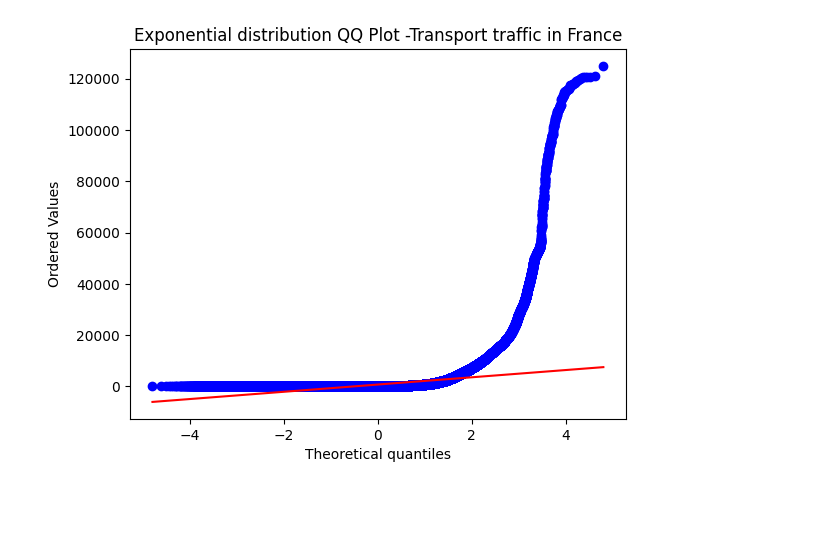
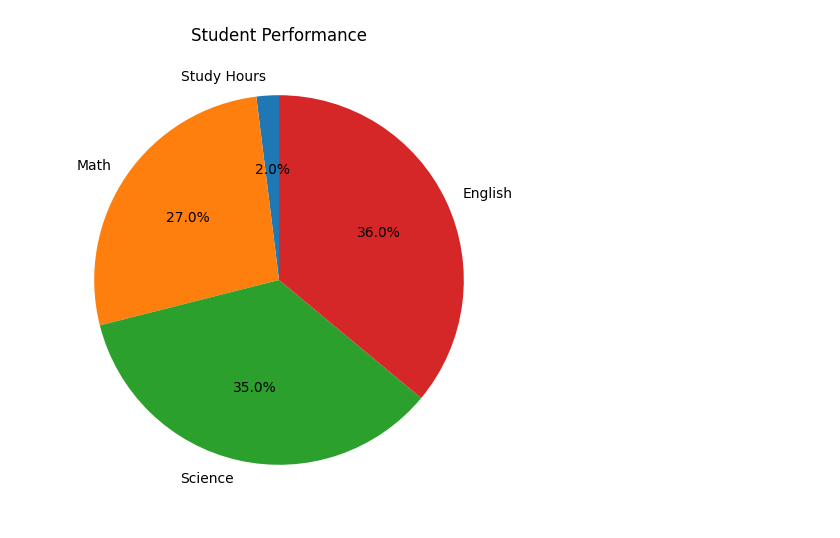
Before and after one commit to Saiakashaya/DATA_SCIENCE, a Jupyter notebook: qqplot.ipynb, the cells around one changed output. Cells and saved outputs as stored; diff of their text form; code cells hidden in the pictures; blank space fills up the shorter version.

```diff
--- a/qqplot.ipynb
+++ b/qqplot.ipynb
@@ -102,20 +25,17 @@ plt.show()
-# %%
-import matplotlib.pyplot as plt
-import scipy.stats as stats
-import pandas as pd
-
-df = pd.read_csv("Travel_titles_validations_in_Paris_and_suburbs.csv")
-
-# Convert 'NB_VALID' to numeric, handling 'Less than 5' values
-df['NB_VALID'] = df['NB_VALID'].replace('Less than 5', 0).astype(int)
-
-stats.probplot(
-    df["NB_VALID"],
-    dist="norm",
-    plot=plt
-)
-
-plt.title("Exponential distribution QQ Plot -Transport traffic in France")
-plt.show()
-# %% [output]
-[figure, removed]
+# %%
+import matplotlib.pyplot as plt
+
+values = [3.1, 42.7, 55.4, 57.0]
+labels = ["Study Hours", "Math", "Science", "English"]
+
+plt.figure(figsize=(6,6))
+
+plt.pie(values,
+        labels=labels,
+        autopct="%1.1f%%",
+        startangle=90)
+
+plt.title("Student Performance")
+plt.show()
+# %% [output]
+[figure, added]
```
Also changed, not shown: parts of 12 cells of this notebook.
